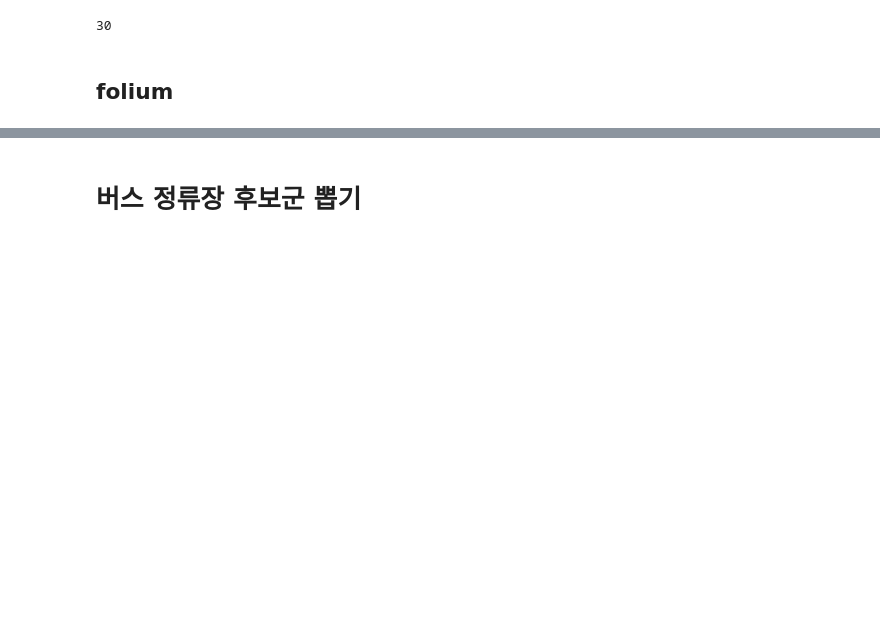
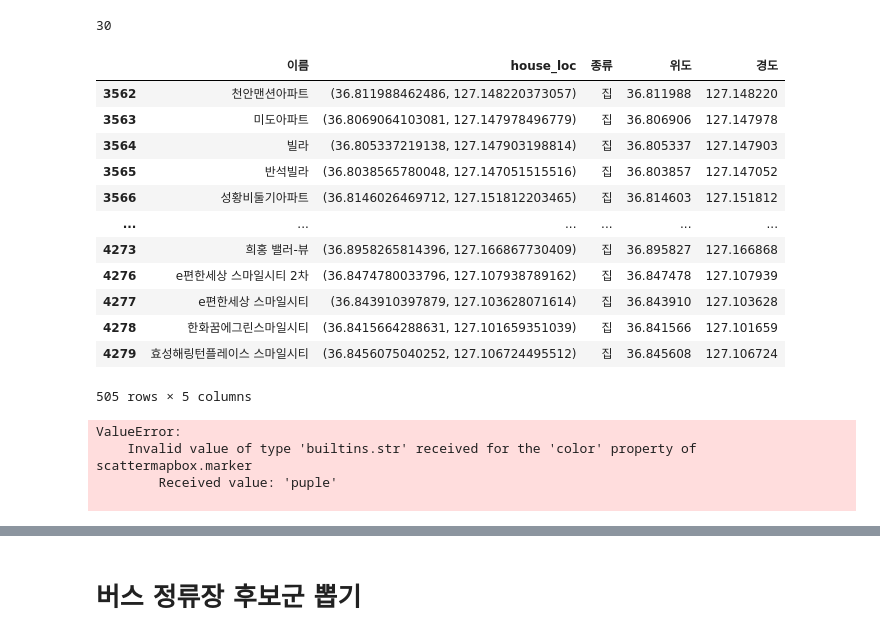
Before and after one commit to LGHelloVisionProj/Data_Visualization, a Jupyter notebook: Final/정리_Final_window.ipynb, the cells around one changed output, grey strips where cells are left out. Cells and saved outputs as stored; diff of their text form; code cells hidden in the pictures; blank space fills up the shorter version.

```diff
--- a/Final/정리_Final_window.ipynb
+++ b/Final/정리_Final_window.ipynb
@@ -1503,6 +1439,34 @@ scaled_data['for_marker_size'] =1
 len(data_cp)
 # %% [output]
 30
+# %%
+bus_c_h = bus_CH.copy()
+bus_c_h = bus_c_h.drop_duplicates(subset='이름')
+bus_c_h['종류'].value_counts()
+bus_c_h_visual = bus_c_h[['이름','house_loc','종류']]
+bus_c_h_visual['위도'] = bus_c_h_visual['house_loc'].apply(lambda elm:elm[0])
+bus_c_h_visual['경도'] = bus_c_h_visual['house_loc'].apply(lambda elm:elm[1])
+bus_c_h_visual.head()
+
+cmp_make = bus_c_h_visual[bus_c_h_visual['종류']=='제조업체']
+cmp_facil = bus_c_h_visual[bus_c_h_visual['종류']=='생산업체']
+house = bus_c_h_visual[bus_c_h_visual['종류']=='집']
+# %%
+house
+# %% [output]
+|  | 이름 | house_loc | 종류 | 위도 | 경도 |
+| 3562 | 천안맨션아파트 | (36.811988462486, 127.148220373057) | 집 | 36.811988 | 127.148220 |
+| 3563 | 미도아파트 | (36.8069064103081, 127.147978496779) | 집 | 36.806906 | 127.147978 |
+| 3564 | 빌라 | (36.805337219138, 127.147903198814) | 집 | 36.805337 | 127.147903 |
+| 3565 | 반석빌라 | (36.8038565780048, 127.147051515516) | 집 | 36.803857 | 127.147052 |
+| 3566 | 성황비둘기아파트 | (36.8146026469712, 127.151812203465) | 집 | 36.814603 | 127.151812 |
+| ... | ... | ... | ... | ... | ... |
+| 4273 | 희홍 밸러-뷰 | (36.8958265814396, 127.166867730409) | 집 | 36.895827 | 127.166868 |
+| 4276 | e편한세상 스마일시티 2차 | (36.8474780033796, 127.107938789162) | 집 | 36.847478 | 127.107939 |
+| 4277 | e편한세상 스마일시티 | (36.843910397879, 127.103628071614) | 집 | 36.843910 | 127.103628 |
+| 4278 | 한화꿈에그린스마일시티 | (36.8415664288631, 127.101659351039) | 집 | 36.841566 | 127.101659 |
+| 4279 | 효성해링턴플레이스 스마일시티 | (36.8456075040252, 127.106724495512) | 집 | 36.845608 | 127.106724 |
+505 rows × 5 columns
 # %%
 
 fig = px.scatter_mapbox(
@@ -1526,12 +1490,11 @@ fig = px.scatter_mapbox(
 # )
 # fig.add_trace(park_trace)
 
-# Create yellow markers for '위도' and '경도' from the 'ground_truth' DataFrame
 ground_truth_trace = go.Scattermapbox(
     lat=ground_truth['위도'],
     lon=ground_truth['경도'],
     mode='markers',
-    marker=dict(size=20, color='pink', symbol='circle'),
+    marker=dict(size=30, color='yellowgreen', symbol='circle'),
     hovertext=ground_truth['장소명']  # Replace with the appropriate column from ground_truth
 )
 fig.add_trace(ground_truth_trace)
@@ -1552,10 +1515,44 @@ data_cp_trance = go.Scattermapbox(
     lat = data_cp['위도'],
     lon = data_cp['경도'],
     mode='markers',
-    marker = dict(size=15,color='indigo',symbol='circle'),
+    marker = dict(size=15,color='red',symbol='circle'),
     hovertext=data_cp['정류장명']
 )
 fig.add_trace(data_cp_trance)
+
+
+
+
+
+cmp_make_trance = go.Scattermapbox(
+    lat = cmp_make['위도'],
+    lon = cmp_make['경도'],
+    mode='markers',
+    marker = dict(size=15,color='orange',symbol='circle'),
+    hovertext=cmp_make['이름']
+)
+fig.add_trace(cmp_make_trance)
+
+
+cmp_facil_trance = go.Scattermapbox(
+    lat = cmp_facil['위도'],
+    lon = cmp_facil['경도'],
+    mode='markers',
+    marker = dict(size=15,color='puple',symbol='circle'),
+    hovertext=cmp_facil['이름']
+)
+fig.add_trace(cmp_facil_trance)
+
+
+house_trance = go.Scattermapbox(
+    lat = house['위도'],
+    lon = house['경도'],
+    mode='markers',
+    marker = dict(size=15,color='indigo',symbol='circle'),
+    hovertext=house['이름']
+)
+fig.add_trace(house_trance)
+
 
 
 # Customize the map layout
@@ -1565,3 +1562,10 @@ fig.update_layout(
     margin={'l': 0, 'r': 0, 't': 0, 'b': 0},  # Adjust margin
     mapbox=dict(center=dict(lat=36.83682, lon=127.2077)),  # Set initial center
 )
+
+fig.show()
+# %% [output]
+ValueError:
+    Invalid value of type 'builtins.str' received for the 'color' property of scattermapbox.marker
+        Received value: 'puple'
+
@@ -1642,3 +1586 @@ path = os.path.join(r'C:\Users\USER\Desktop\plotly시각화',f'{when_sanitized}.
 pio.write_html(fig, path)
-# %% [markdown]
-## folium
```
Also changed, not shown: parts of 34 cells of this notebook.
